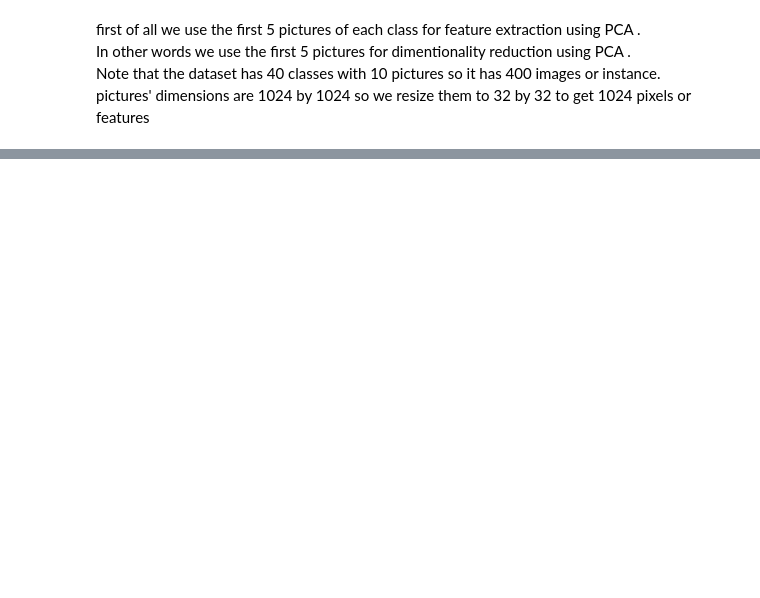
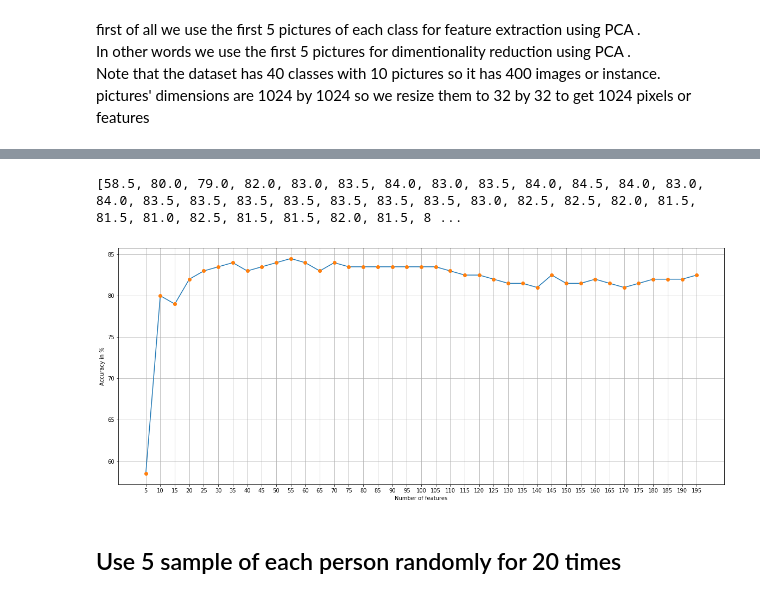
Before and after one commit to raffidil/data-mining-projects, a Jupyter notebook: att-face-train-practice/HW1.ipynb, the cells around one changed output, grey strips where cells are left out. Cells and saved outputs as stored; diff of their text form; code cells hidden in the pictures; blank space fills up the shorter version.

Commit message:
add knn for static trainlist

```diff
--- a/att-face-train-practice/HW1.ipynb
+++ b/att-face-train-practice/HW1.ipynb
@@ -71,14 +18,0 @@ Covariance Matrix :
-# %%
-from scipy.linalg import eigh
-import sys
-# np.set_printoptions(threshold=sys.maxsize)
-eigen_values, eigen_vectors = eigh(R_x, eigvals=(1019,1023))
-eigen_values_all, eigen_vectors_all = eigh(R_x)
-print(np.max(eigen_values_all))
-
-
-print('Max 5 Eigen Values : \n',eigen_values)
-
-A = eigen_vectors
-# print('5 Eigen Vectors from 5 max eigen values : \n',eigen_vectors)
-print('Shape of selsected Eigen Vectors : \n',A.shape)
@@ -149,0 +19,9 @@ our classifier will be KNN.
+# %%
+data_folder = "att_faces/s"
+
+def ReadFile(num,index):
+    file_path = join(data_folder + str(num), str(index) + ".pgm")
+    loaded_image=np.array(plt.imread(file_path))
+    image_32x32 = cv2.resize(loaded_image, (32, 32), interpolation=cv2.IMREAD_GRAYSCALE)
+    image_1024 = image_32x32.reshape(-1)
+    return image_1024
@@ -149,0 +112,21 @@ our classifier will be KNN.
+# %%
+print(accuracies_in_static_trainlist)
+
+fig = plt.figure(figsize=(20,8))
+plt.plot(number_of_features_in_static_trainlist,accuracies_in_static_trainlist)
+plt.plot(number_of_features_in_static_trainlist,accuracies_in_static_trainlist,'o')
+plt.xlabel("Number of features")
+plt.ylabel("Accuracy in %")
+plt.xticks(number_of_features)
+plt.grid()
+plt.show()
+
+
+
+# print(y_train.shape)
+# print(X_train[:,0])
+# %% [output]
+[58.5, 80.0, 79.0, 82.0, 83.0, 83.5, 84.0, 83.0, 83.5, 84.0, 84.5, 84.0, 83.0, 84.0, 83.5, 83.5, 83.5, 83.5, 83.5, 83.5, 83.5, 83.0, 82.5, 82.5, 82.0, 81.5, 81.5, 81.0, 82.5, 81.5, 81.5, 82.0, 81.5, 8 ...
+[figure, added]
+# %% [markdown]
+## Use 5 sample of each person randomly for 20 times
```
Also changed, not shown: parts of 12 cells of this notebook.
